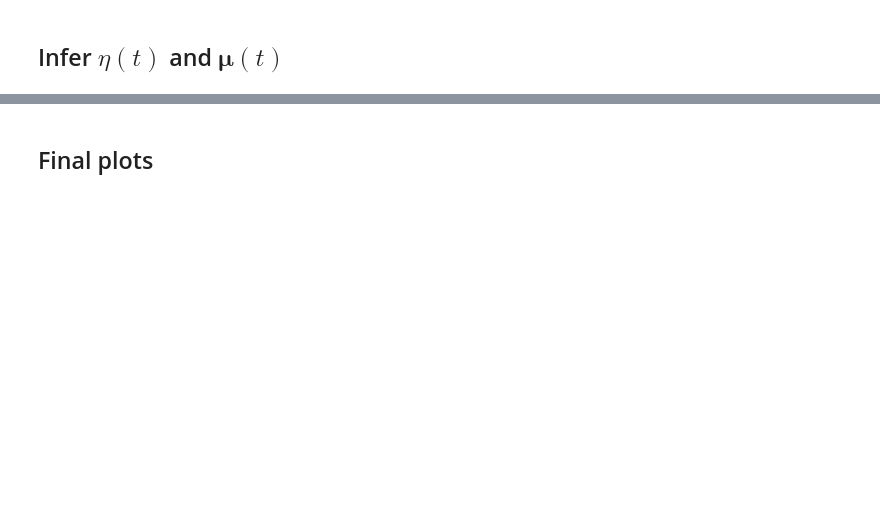
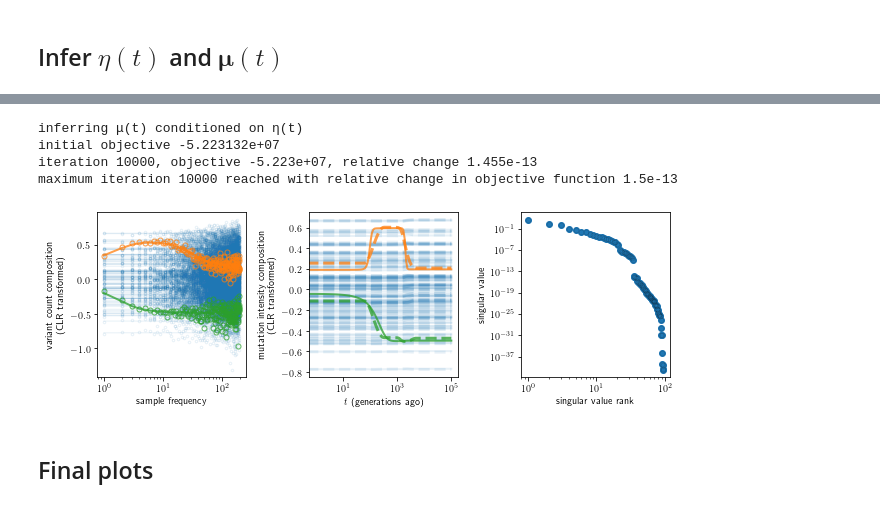
Before and after one commit to harrispopgen/mushi, a Jupyter notebook: simulation.ipynb, the cells around one changed output, grey strips where cells are left out. Drawn from its saved outputs; the diff is of its cells as text; code cells hidden in the pictures; blank space fills up the shorter version.

```diff
--- a/simulation.ipynb
+++ b/simulation.ipynb
@@ -158,41 +182,47 @@ plt.show()
 ksfs.clear_mu()
 
 # define regularization parameters and convergence criteria
-regularization_mu = dict(hard=True, beta_rank=5e2, beta_tv=3e1, beta_spline=3e2, beta_ridge=1e-10)
-convergence = dict(tol=1e-16, max_iter=10000)
+regularization_mu = dict(beta_rank=2e1, beta_tv=1e2, beta_spline=1e3, beta_ridge=1e-10)
+convergence = dict(tol=0, max_iter=10000)
 
 ksfs.infer_history(change_points, mu0, infer_eta=False,
                    **regularization_mu, **convergence)
 
 plt.figure(figsize=(9, 3))
 
 plt.subplot(131)
 ksfs.plot(range(2, n_mutation_types), clr=True, kwargs=dict(alpha=0.1, ls='', marker='.', ms=5, mfc='none', c='C0', rasterized=True),
           line_kwargs=dict(alpha=0.1, lw=1, c='C0', rasterized=True))
 ksfs.plot((0,), clr=True, kwargs=dict(alpha=0.75, ls='', marker='.', ms=10, mfc='none', c='C1'),
           line_kwargs=dict(alpha=0.75, lw=2, c='C1'))
 ksfs.plot((1,), clr=True, kwargs=dict(alpha=0.75, ls='', marker='.', ms=10, mfc='none', c='C2'),
           line_kwargs=dict(alpha=0.75, lw=2, c='C2'))
 
 plt.subplot(132)
 mu_true.plot(range(2, n_mutation_types), alpha=0.1, lw=2, c='C0', clr=True, rasterized=True)
 ksfs.mu.plot(range(2, n_mutation_types), alpha=0.1, lw=3, ls='--', c='C0', clr=True, rasterized=True)
 mu_true.plot((0,), alpha=0.75, lw=2, c='C1', clr=True)
 ksfs.mu.plot((0,), alpha=0.75, lw=3, ls='--', c='C1', clr=True)
 mu_true.plot((1,), alpha=0.75, lw=2, c='C2', clr=True)
 ksfs.mu.plot((1,), alpha=0.75, lw=3, ls='--', c='C2', clr=True)
 
 plt.subplot(133)
 σ = np.linalg.svd(cmp.ilr(ksfs.mu.Z), compute_uv=False)
 x = np.arange(1, len(σ) + 1)
 plt.scatter(x, σ)
 plt.plot(x, σ, 'ko', ms=5, mfc='none', mew=.1)
 plt.xscale('log')
 plt.yscale('log')
 plt.xlabel('singular value rank')
 plt.ylabel('singular value')
 plt.tight_layout()
 plt.show()
+# %% [output]
+inferring μ(t) conditioned on η(t)
+initial objective -5.223132e+07
+iteration 10000, objective -5.223e+07, relative change 1.455e-13
+maximum iteration 10000 reached with relative change in objective function 1.5e-13
+[figure, added]
 # %% [markdown]
 ## Final plots
 # %%
```
Also changed, not shown: parts of 10 cells of this notebook, 2 other files.
